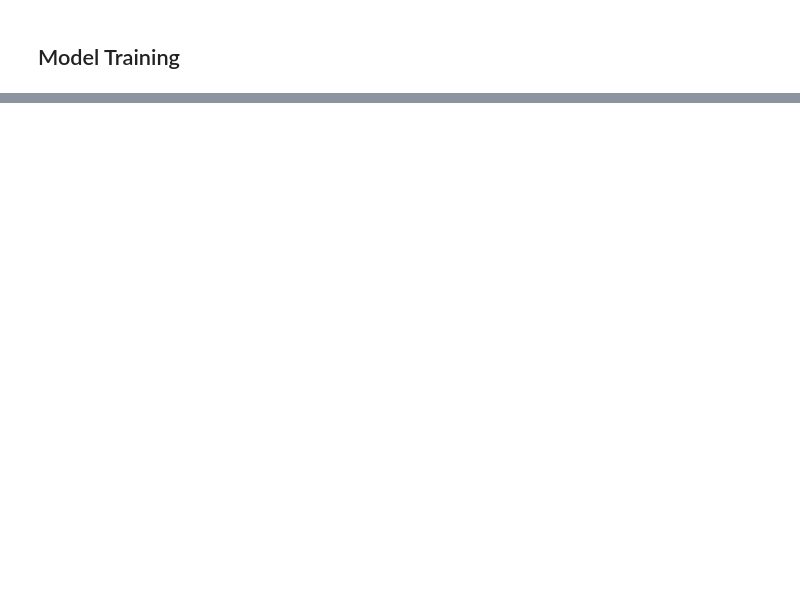
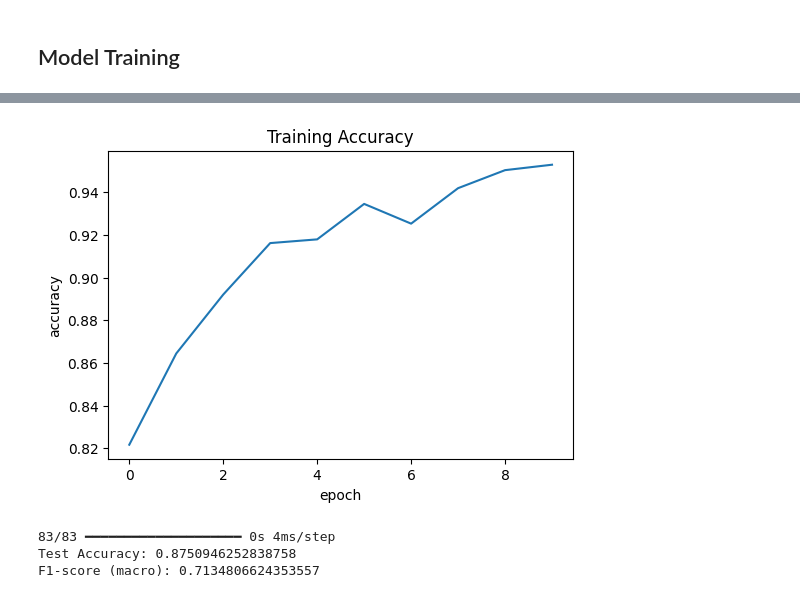
Before and after one commit to apmalinsky/AAI-530-IoT-FinalProject, a Jupyter notebook: notebooks/classifier-pred.ipynb, the cells around one changed output, grey strips where cells are left out. Cells and saved outputs as stored; diff of their text form; code cells hidden in the pictures; blank space fills up the shorter version.

```diff
--- a/notebooks/classifier-pred.ipynb
+++ b/notebooks/classifier-pred.ipynb
@@ -189,0 +227,21 @@ MSE: 0.7826472520828247
+# %%
+# Summarize history for Accuracy
+fig_acc = plt.figure(figsize=(6, 4))
+plt.plot(history.history_['accuracy'])
+plt.title('Training Accuracy')
+plt.ylabel('accuracy')
+plt.xlabel('epoch')
+plt.show()
+# %% [output]
+[figure, added]
+# %%
+# Evaluate the model on the test set
+y_pred_test = best_model.predict(X_test_seq)
+accuracy = accuracy_score(y_test_seq, y_pred_test)
+f1_score = f1_score(y_test_seq, y_pred_test, average='macro')
+print(f"Test Accuracy: {accuracy}")
+print(f"F1-score (macro): {f1_score}")
+# %% [output]
+83/83 ━━━━━━━━━━━━━━━━━━━━ 0s 4ms/step
+Test Accuracy: 0.8750946252838758
+F1-score (macro): 0.7134806624353557
```
Also changed, not shown: parts of 24 cells of this notebook.
